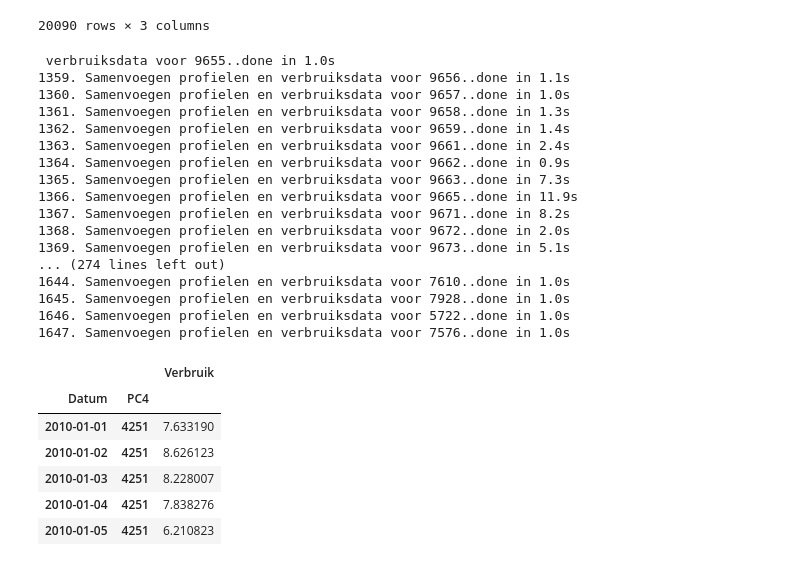
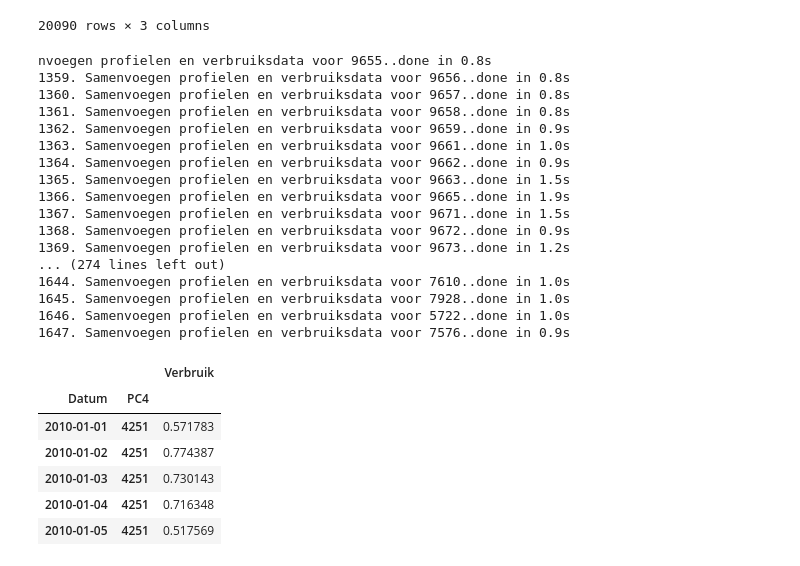
Before and after one commit to processminery/jads_enexis, a Jupyter notebook: notebooks/Kleinverbruik x NEDU.ipynb, the cells around one changed output. Drawn from its saved outputs; the diff is of its cells as text; code cells hidden in the pictures.

Commit message:
Restricted to 2020
Fout gecorrigeerd. Verbruik was voor 10 jaar ipv 1 jaar omdat alle jaren werden meegenomen. Nu alleen 2020 genomen

```diff
--- a/notebooks/Kleinverbruik x NEDU.ipynb
+++ b/notebooks/Kleinverbruik x NEDU.ipynb
@@ -204,6 +203,11 @@ def write_h5(df):
         store = pd.HDFStore(file + '.h5')
         store[file] = df
         store.close()
+
+# Gebruik data van 1 jaar. Anders krijgen we te veel
+print ("Filter kleinverbruik data voor 2020", end="..")
+df_verbruik = df_verbruik[df_verbruik.JAAR == 2020]
+print (f"done")
 
 # Per pc4 area maak een samengevoegd dataframe
 i = 1
@@ -225,49 +229,47 @@ def do_per_pc4(pc4):
     df_merge = df_merge[['Datum', 'JAAR', 'Verbruik', 'PC4', 'LEVERINGSRICHTING_PERC', 'AANSLUITINGEN_AANTAL', 'PROFIEL', 'SJV_GEMIDDELD', 'PROFIEL']]
 
     # rol op per pc4 gebied
     df_merge = df_merge.groupby(['Datum', 'PC4']).agg({'Verbruik': 'sum'})
 
     if df_end_frame is None:
         df_end_frame = df_merge.copy()
     else:
         df_end_frame = df_end_frame.append(df_merge)
 
     end = time.time()
     exec_tijd = format(end - start, '.1f')
     print(f'done in {exec_tijd}s')
 
     return df_merge
 
 # Doe voor alle pc4 entries
 for pc4 in PC4_list:
     do_per_pc4(pc4)
 
 # Schrijf bestand weg
 write_h5(df_end_frame)
-
-df_end_frame.head()
 # %% [output]
- verbruiksdata voor 9655..done in 1.0s
-1359. Samenvoegen profielen en verbruiksdata voor 9656..done in 1.1s
-1360. Samenvoegen profielen en verbruiksdata voor 9657..done in 1.0s
-1361. Samenvoegen profielen en verbruiksdata voor 9658..done in 1.3s
-1362. Samenvoegen profielen en verbruiksdata voor 9659..done in 1.4s
-1363. Samenvoegen profielen en verbruiksdata voor 9661..done in 2.4s
+nvoegen profielen en verbruiksdata voor 9655..done in 0.8s
+1359. Samenvoegen profielen en verbruiksdata voor 9656..done in 0.8s
+1360. Samenvoegen profielen en verbruiksdata voor 9657..done in 0.8s
+1361. Samenvoegen profielen en verbruiksdata voor 9658..done in 0.8s
+1362. Samenvoegen profielen en verbruiksdata voor 9659..done in 0.9s
+1363. Samenvoegen profielen en verbruiksdata voor 9661..done in 1.0s
 1364. Samenvoegen profielen en verbruiksdata voor 9662..done in 0.9s
-1365. Samenvoegen profielen en verbruiksdata voor 9663..done in 7.3s
-1366. Samenvoegen profielen en verbruiksdata voor 9665..done in 11.9s
-1367. Samenvoegen profielen en verbruiksdata voor 9671..done in 8.2s
-1368. Samenvoegen profielen en verbruiksdata voor 9672..done in 2.0s
-1369. Samenvoegen profielen en verbruiksdata voor 9673..done in 5.1s
+1365. Samenvoegen profielen en verbruiksdata voor 9663..done in 1.5s
+1366. Samenvoegen profielen en verbruiksdata voor 9665..done in 1.9s
+1367. Samenvoegen profielen en verbruiksdata voor 9671..done in 1.5s
+1368. Samenvoegen profielen en verbruiksdata voor 9672..done in 0.9s
+1369. Samenvoegen profielen en verbruiksdata voor 9673..done in 1.2s
 ... (274 lines left out)
 1644. Samenvoegen profielen en verbruiksdata voor 7610..done in 1.0s
 1645. Samenvoegen profielen en verbruiksdata voor 7928..done in 1.0s
 1646. Samenvoegen profielen en verbruiksdata voor 5722..done in 1.0s
-1647. Samenvoegen profielen en verbruiksdata voor 7576..done in 1.0s
+1647. Samenvoegen profielen en verbruiksdata voor 7576..done in 0.9s
 |  |  | Verbruik |
 | Datum | PC4 |  |
-| 2010-01-01 | 4251 | 7.633190 |
-| 2010-01-02 | 4251 | 8.626123 |
-| 2010-01-03 | 4251 | 8.228007 |
-| 2010-01-04 | 4251 | 7.838276 |
-| 2010-01-05 | 4251 | 6.210823 |
+| 2010-01-01 | 4251 | 0.571783 |
+| 2010-01-02 | 4251 | 0.774387 |
+| 2010-01-03 | 4251 | 0.730143 |
+| 2010-01-04 | 4251 | 0.716348 |
+| 2010-01-05 | 4251 | 0.517569 |
```
Also changed, not shown: parts of 4 cells of this notebook, 1 other file.
